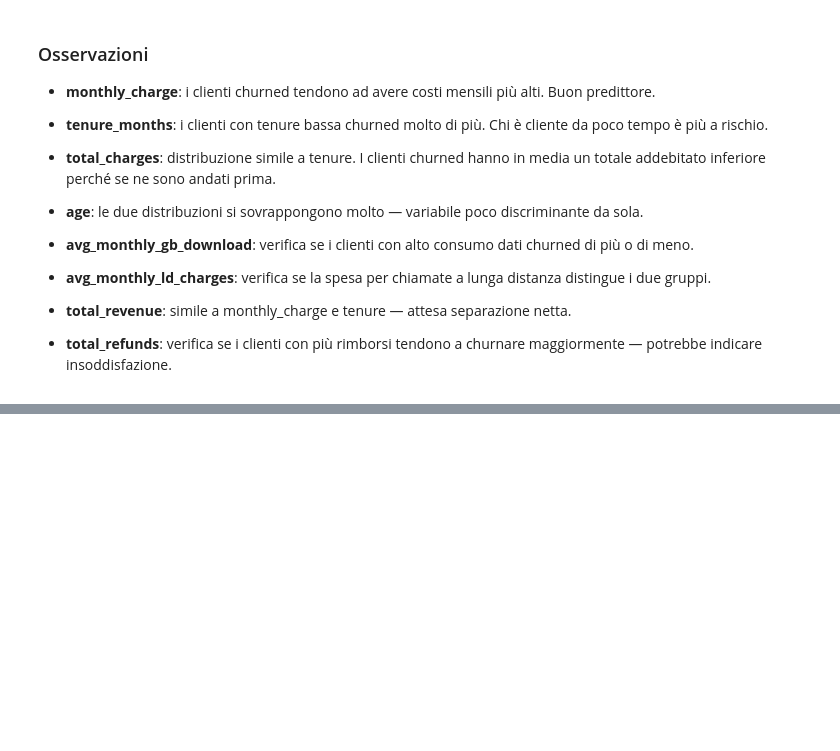
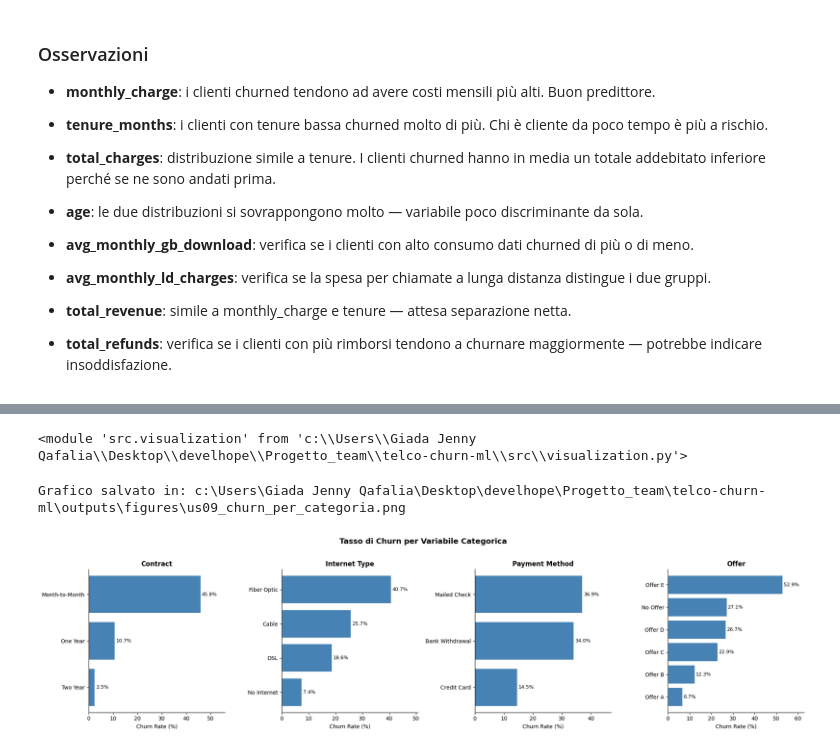
Before and after one commit to antoniohopee/telco-churn-ml, a Jupyter notebook: notebooks/02_exploratory_analysis.ipynb, the cells around one changed output, grey strips where cells are left out. Drawn from its saved outputs; the diff is of its cells as text; code cells hidden in the pictures; blank space fills up the shorter version.

```diff
--- a/notebooks/02_exploratory_analysis.ipynb
+++ b/notebooks/02_exploratory_analysis.ipynb
@@ -69,0 +76,9 @@ plot_numeric_distributions(
+# %%
+# Variabili categoriche di interesse
+categorical_vars = ['contract', 'internet_type', 'payment_method', 'offer']
+
+# Tasso di churn per categoria (groupby + mean sul target binario)
+for var in categorical_vars:
+    churn_rate = df.groupby(var)['churn'].mean().mul(100).round(1).sort_values(ascending=False)
+    print(f"\n--- {var.upper()} ---")
+    print(churn_rate.to_string())
@@ -69,0 +103,20 @@ plot_numeric_distributions(
+# %%
+import importlib
+import src.visualization
+importlib.reload(src.visualization)
+# %% [output]
+<module 'src.visualization' from 'c:\\Users\\Giada Jenny Qafalia\\Desktop\\develhope\\Progetto_team\\telco-churn-ml\\src\\visualization.py'>
+# %%
+from src.visualization import plot_categorical_churn_rates
+
+figures_path = os.path.abspath(os.path.join("..", "outputs", "figures", "us09_churn_per_categoria.png"))
+
+plot_categorical_churn_rates(
+    df=df,
+    variables=categorical_vars,
+    target_col='churn',
+    save_path=figures_path
+)
+# %% [output]
+Grafico salvato in: c:\Users\Giada Jenny Qafalia\Desktop\develhope\Progetto_team\telco-churn-ml\outputs\figures\us09_churn_per_categoria.png
+[figure, added]
```
Also changed, not shown: parts of 4 cells of this notebook.
